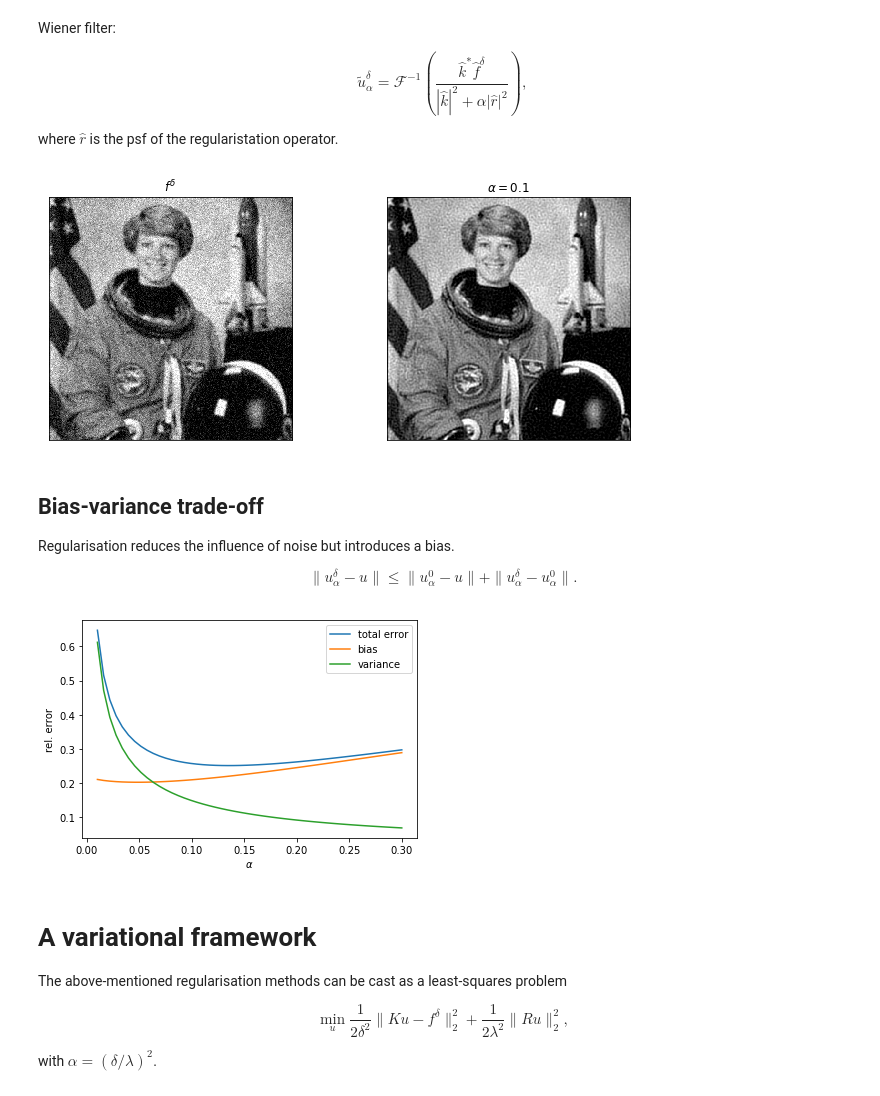
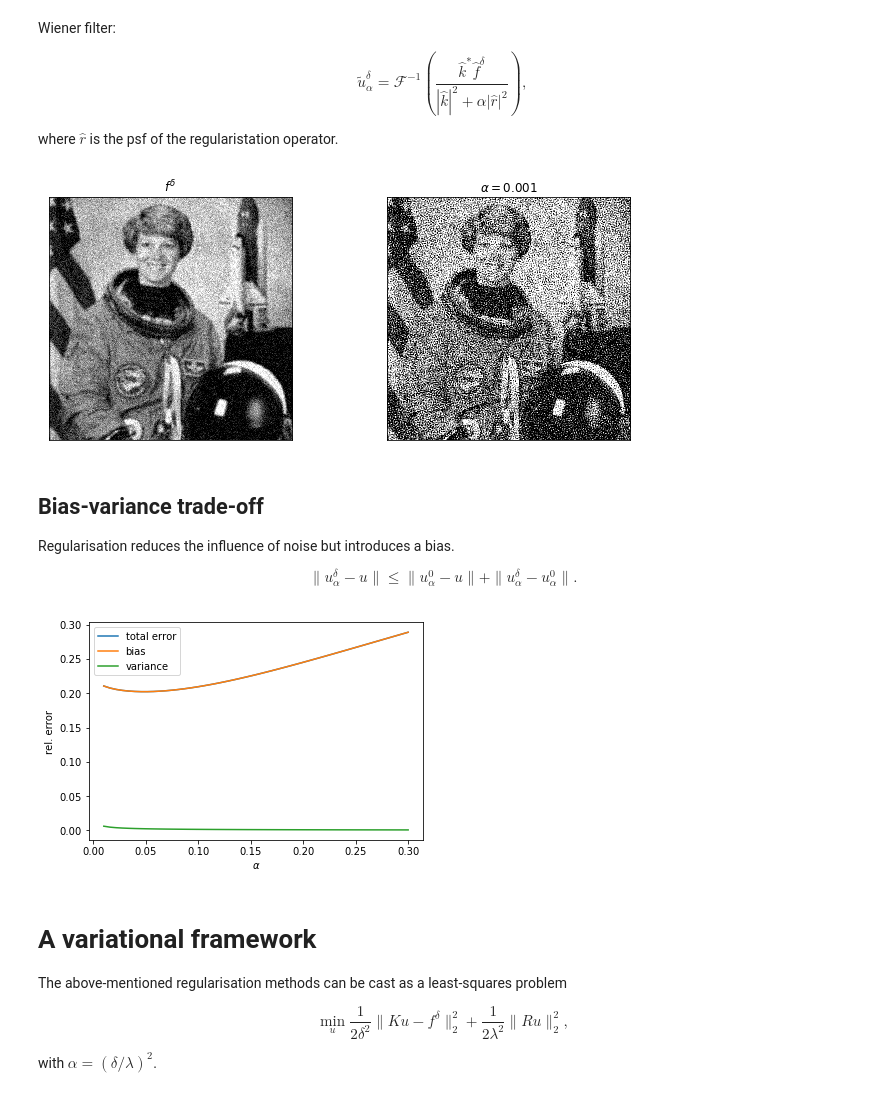
Before and after one commit to TristanvanLeeuwen/Summerschool, a Jupyter notebook: LinearFilters.ipynb, the cells around one changed output. Cells and saved outputs as stored; diff of their text form; code cells hidden in the pictures.

```diff
--- a/LinearFilters.ipynb
+++ b/LinearFilters.ipynb
@@ -65,17 +65,17 @@ f = K(u,psf = kernel)
 delta = 0.1
 f_delta = f + delta * np.random.randn(f.shape[0],f.shape[1])
 
-# regularisation
-reg_psf = np.array([[0,0,0],[0,1,0],[0,0,0]])
+# regularisation (r)
+#reg_psf = np.array([[0,0,0],[0,1,0],[0,0,0]])
 reg_psf = np.array([[0,1,0],[1,-4,1],[0,1,0]])
 
 # apply inverse
-alpha = 1e-1
+alpha = 1e-3
 u_est = wiener(f_delta, psf = kernel, reg = reg_psf, balance=alpha, clip=False)
 
 plot_images([f_delta, u_est], [r'$f^\delta$',r'$\alpha = $'+ str(alpha)])
 # %% [output]
-[figure, old version]
+[figure, new version]
 # %% [markdown]
 ## Bias-variance trade-off
 
@@ -119,11 +119,11 @@ def bias_variance_plot(delta, alphas):
     plt.ylabel('rel. error')
 # %%
 # plot
-delta  = .1
+delta  = .001
 alphas = np.linspace(.01,.3,50)
 bias_variance_plot(delta, alphas)
 # %% [output]
-[figure, old version]
+[figure, new version]
 # %% [markdown]
 # A variational framework
 
```
Also changed, not shown: parts of 1 cell of this notebook, 4 other files.
